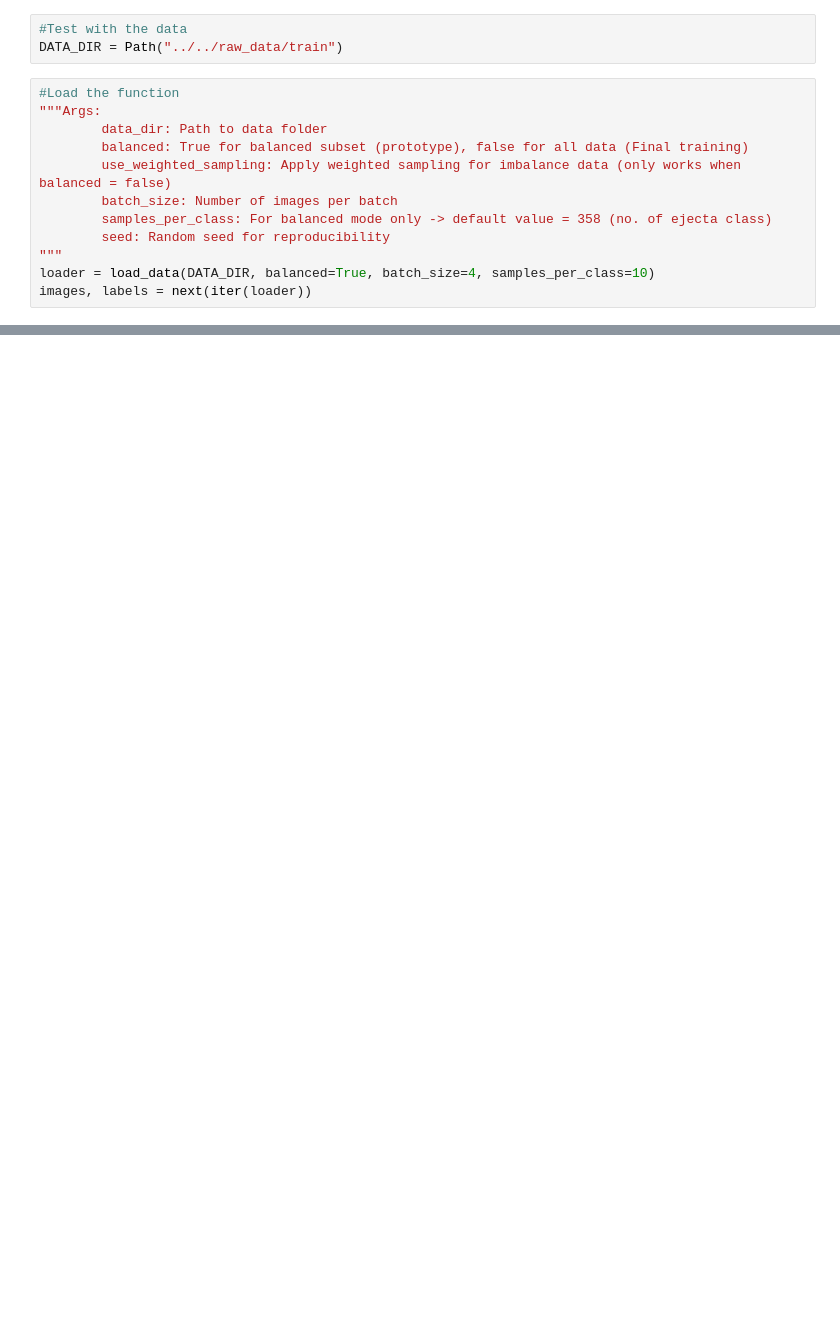
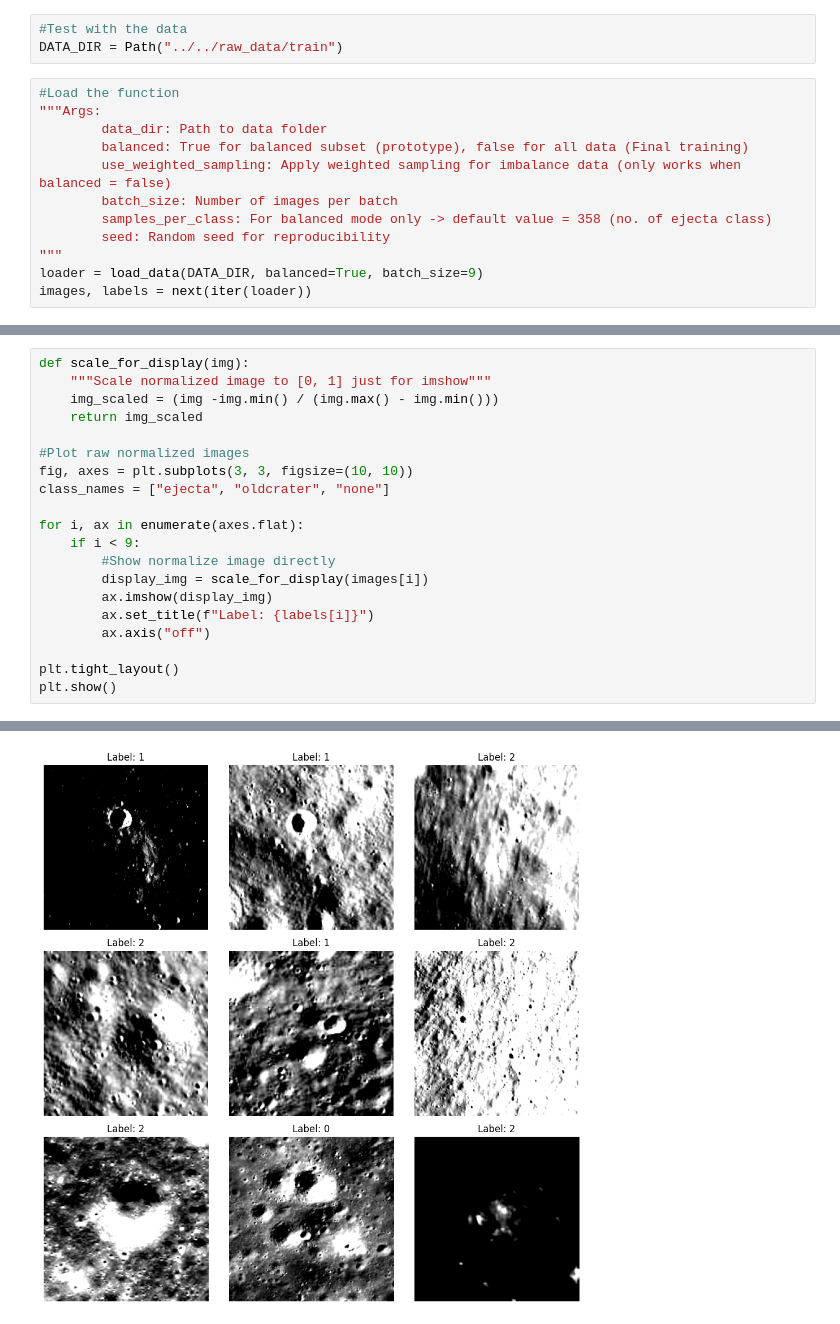
Before and after one commit to VMontejo/lunar-crater-age-classifier, a Jupyter notebook: notebooks/valeria/02_model_tests.ipynb, the cells around one changed output, grey strips where cells are left out. Saved outputs shown, nothing was run; the diff lists cells and outputs as text; blank space fills up the shorter version.

Commit message:
data: example code to use preprocess.py

```diff
--- a/notebooks/valeria/02_model_tests.ipynb
+++ b/notebooks/valeria/02_model_tests.ipynb
@@ -19,6 +20,6 @@ DATA_DIR = Path("../../raw_data/train")
         samples_per_class: For balanced mode only -> default value = 358 (no. of ejecta class)
         seed: Random seed for reproducibility
 """
-loader = load_data(DATA_DIR, balanced=True, batch_size=4, samples_per_class=10)
+loader = load_data(DATA_DIR, balanced=True, batch_size=9)
 images, labels = next(iter(loader))
 # %% [output]
@@ -41,0 +43,21 @@ First labels: [1 1 1 2]
+# %%
+def scale_for_display(img):
+    """Scale normalized image to [0, 1] just for imshow"""
+    img_scaled = (img -img.min() / (img.max() - img.min()))
+    return img_scaled
+
+#Plot raw normalized images
+fig, axes = plt.subplots(3, 3, figsize=(10, 10))
+class_names = ["ejecta", "oldcrater", "none"]
+
+for i, ax in enumerate(axes.flat):
+    if i < 9:
+        #Show normalize image directly
+        display_img = scale_for_display(images[i])
+        ax.imshow(display_img)
+        ax.set_title(f"Label: {labels[i]}")
+        ax.axis("off")
+
+plt.tight_layout()
+plt.show()
+# %% [output]
@@ -41,0 +73 @@ First labels: [1 1 1 2]
+[figure, added]
```
Also changed, not shown: parts of 4 cells of this notebook.
